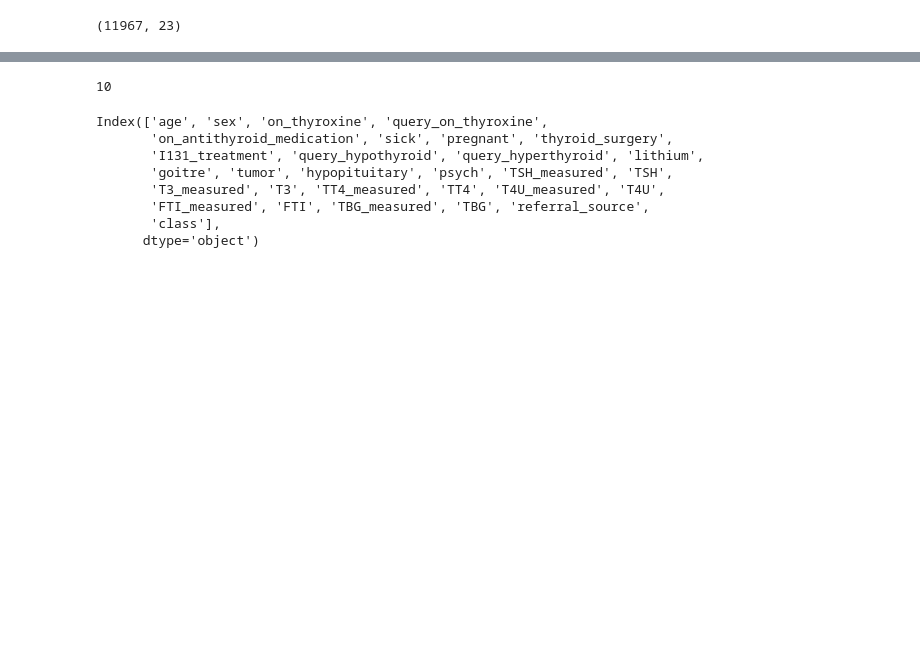
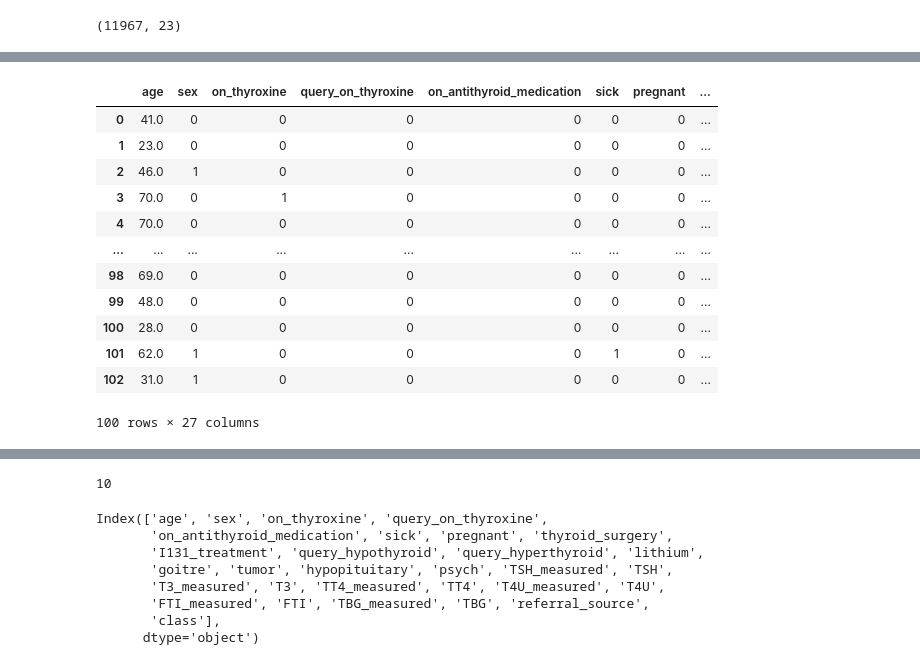
Before and after one commit to akash-soni/Thyroid-disease-detection, a Jupyter notebook: research/EDA.ipynb, the cells around one changed output, grey strips where cells are left out. Cells and saved outputs as stored; diff of their text form; code cells hidden in the pictures; blank space fills up the shorter version.

```diff
--- a/research/EDA.ipynb
+++ b/research/EDA.ipynb
@@ -616,0 +654,3 @@ df.shape
+# %%
+# map sex column values to 0 and 1
+data['sex'] = data['sex'].map({'f': 0, 'm': 1})
@@ -616,0 +667,30 @@ df.shape
+# %%
+categorical_columns_to_convert = [
+    'on_thyroxine', 'query_on_thyroxine', 'on_antithyroid_medication',
+    'sick', 'pregnant', 'thyroid_surgery', 'I131_treatment',
+    'query_hypothyroid', 'query_hyperthyroid', 'lithium', 'goitre',
+    'tumor', 'hypopituitary', 'psych'
+]
+# %%
+# map all othere categorical function to 0 and 1
+for column in categorical_columns_to_convert:
+    if len(data[column].unique()) == 2:
+       data[column] = data[column].map({'f': 0, 't': 1})
+# %%
+data = pd.get_dummies(data, columns=['referral_source'], drop_first = True)
+# %%
+data.head(100)
+# %% [output]
+|  | age | sex | on_thyroxine | query_on_thyroxine | on_antithyroid_medication | sick | pregnant | ... |
+| 0 | 41.0 | 0 | 0 | 0 | 0 | 0 | 0 | ... |
+| 1 | 23.0 | 0 | 0 | 0 | 0 | 0 | 0 | ... |
+| 2 | 46.0 | 1 | 0 | 0 | 0 | 0 | 0 | ... |
+| 3 | 70.0 | 0 | 1 | 0 | 0 | 0 | 0 | ... |
+| 4 | 70.0 | 0 | 0 | 0 | 0 | 0 | 0 | ... |
+| ... | ... | ... | ... | ... | ... | ... | ... | ... |
+| 98 | 69.0 | 0 | 0 | 0 | 0 | 0 | 0 | ... |
+| 99 | 48.0 | 0 | 0 | 0 | 0 | 0 | 0 | ... |
+| 100 | 28.0 | 0 | 0 | 0 | 0 | 0 | 0 | ... |
+| 101 | 62.0 | 1 | 0 | 0 | 0 | 1 | 0 | ... |
+| 102 | 31.0 | 1 | 0 | 0 | 0 | 0 | 0 | ... |
+100 rows × 27 columns
```
Also changed, not shown: parts of 15 cells of this notebook.
